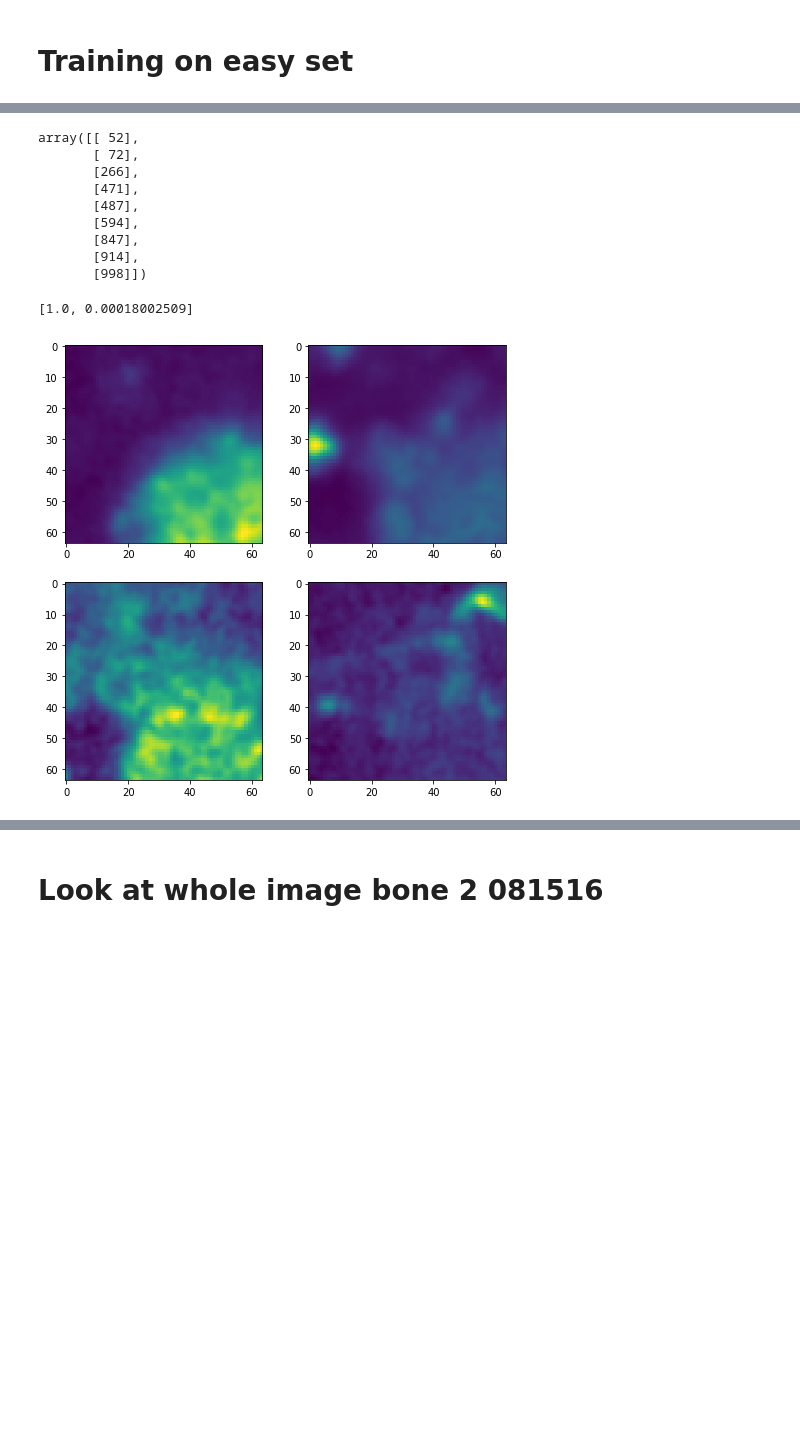
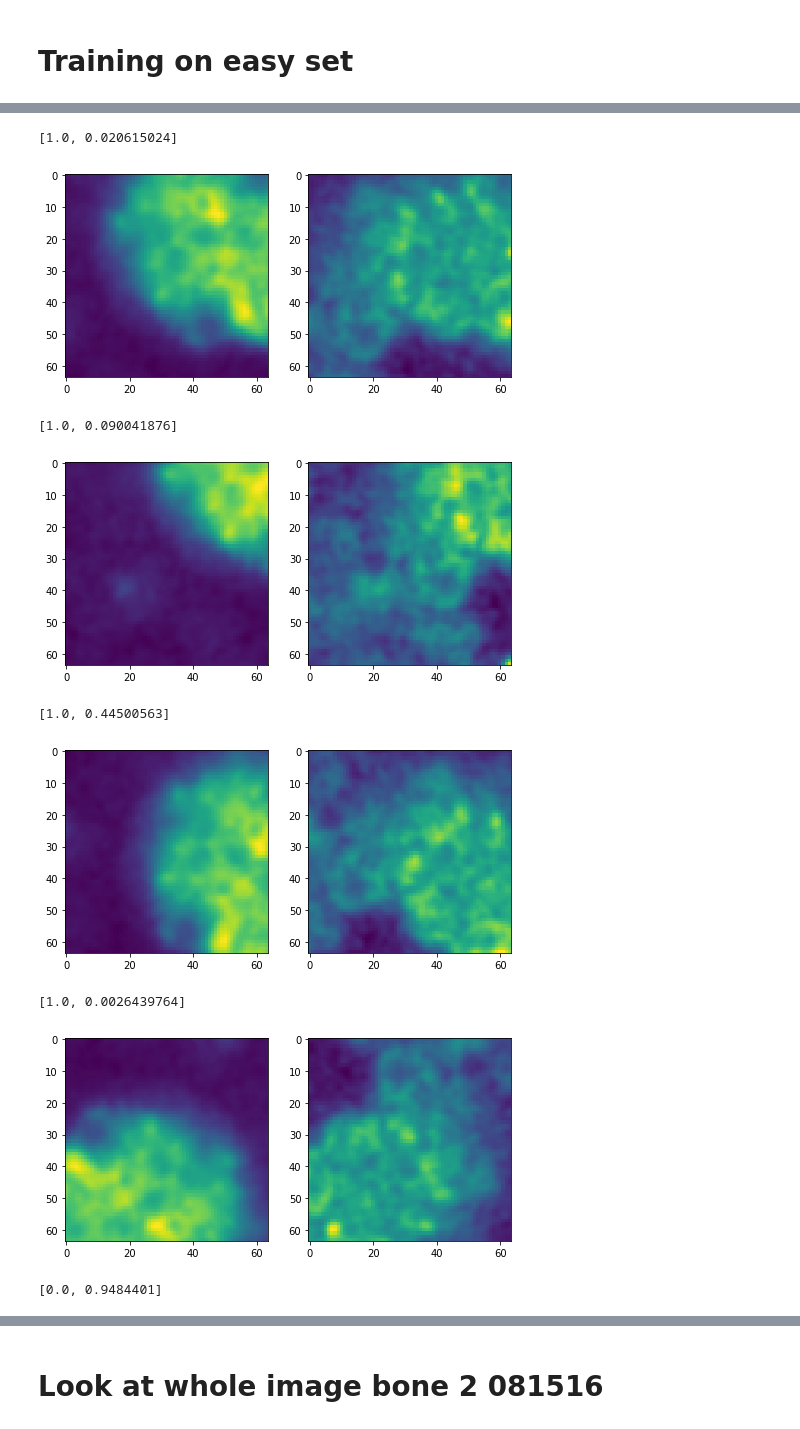
Before and after one commit to jouyun/DeepLearning, a Jupyter notebook: StemCellFinder.ipynb, the cells around one changed output, grey strips where cells are left out. Cells and saved outputs as stored; diff of their text form; code cells hidden in the pictures; blank space fills up the shorter version.

```diff
--- a/StemCellFinder.ipynb
+++ b/StemCellFinder.ipynb
@@ -36,0 +48,4 @@ Setup training set (training_*)
+# %%
+training_list,training_truth=get_data_and_truths(np.arange(0,60*201), np.arange(0,40000), np.arange(0,8000))
+# %%
+validation_list,validation_truth=get_data_and_truths(np.arange(60*201,70*201), np.arange(40000,47000), np.arange(8000,8500))
@@ -68,8 +91,8 @@ test_truth=np.concatenate((test_truth,(1-test_truth)), axis=1)
 # Design network
 # %%
 #Input and output
-x=tf.placeholder(dtype=tf.float32, shape=[None, 64,64,4])
-y=tf.placeholder(dtype=tf.float32, shape=[None, 2])
+x=tf.placeholder(dtype=tf.float32, shape=[None, 64,64,3])
+y=tf.placeholder(dtype=tf.float32, shape=[None, 3])
 
 base_scaler=8
 
@@ -90,17 +113,18 @@ D1=utils.leaky_relu(tf.layers.conv2d(D0, 8*base_scaler, [3,3], padding='SAME'))
 D2=utils.leaky_relu(tf.layers.conv2d(D1, 8*base_scaler, [3,3], padding='SAME'))
 
 flattened=tf.layers.flatten(D2)
-#dense1=tf.layers.dense(flattened, 1024)
+#I don't think this layer is actually necessary
+#dense1=tf.layers.dropout(tf.layers.dense(flattened, 1024),0.5)
 dense2=tf.layers.dense(flattened, 128)
 dense3=tf.layers.dense(dense2, 16)
-logits=tf.layers.dense(dense3, 2)
+logits=tf.layers.dense(dense3, 3)
 
 loss = tf.losses.softmax_cross_entropy(y, logits)
 
 probs=tf.nn.softmax(logits)
 
 
-train_op=tf.train.AdamOptimizer(learning_rate=0.001).minimize(loss)
+train_op=tf.train.AdamOptimizer(learning_rate=0.0001).minimize(loss)
 # %% [markdown]
 # Training on easy set
 # %%
@@ -109,14 +133,14 @@ sess=tf.Session()
 sess.run(tf.global_variables_initializer())
 
 for i in range(20000):
-    idx=np.random.choice(training_list.shape[0], replace=False, size=[200])
+    idx=np.random.choice(training_list.shape[0], replace=False, size=[2000])
     cur_train=training_list[idx,:,:,:]
     cur_truth=training_truth[idx,:]
     _,results, losses=sess.run([train_op, probs, loss], feed_dict={x:cur_train, y:cur_truth})
-    if (i%300==0):
+    if (i%30==0):
         print(i)
         print("Training loss: ",losses)
-        idx=np.random.choice(validation_list.shape[0], replace=False, size=[1000])
+        idx=np.random.choice(validation_list.shape[0], replace=False, size=[7000])
         sub_validation_data=validation_list[idx, :,:,:]
         sub_validation_truth=validation_truth[idx, :]
         results, losses, a=sess.run([probs, loss, A1], feed_dict={x:sub_validation_data, y:sub_validation_truth})
@@ -128,6 +152,6 @@ for i in range(20000):
         #axes[1,0].imshow(a[ix,:,:,2])
         #axes[1,1].imshow(a[ix,:,:,3])
         #print([results[ix,0], sub_validation_truth[ix,0]])
-        plt.show()
+        #plt.show()
 # %% [output]
 0
@@ -170,23 +212,20 @@ bads=np.argwhere(np.round(results[:,0])!=sub_validation_truth[:,0])
-# %%
-bads
-# %% [output]
-array([[ 52],
-       [ 72],
-       [266],
-       [471],
-       [487],
-       [594],
-       [847],
-       [914],
-       [998]])
 # %%
-ix=983
-f,axes=plt.subplots(2,2, figsize=(8,8))
-axes[0,0].imshow(sub_validation_data[ix,:,:,0])
-axes[0,1].imshow(sub_validation_data[ix,:,:,1])
-axes[1,0].imshow(sub_validation_data[ix,:,:,2])
-axes[1,1].imshow(sub_validation_data[ix,:,:,3])
-[sub_validation_truth[ix,0], results[ix,0]]
+for i in bads:
+    ix=i[0]
+    f,axes=plt.subplots(1,2, figsize=(8,8))
+    axes[0].imshow(sub_validation_data[ix,:,:,0])
+    #axes[0,1].imshow(sub_validation_data[ix,:,:,1])
+    axes[1].imshow(sub_validation_data[ix,:,:,2])
+    #axes[1,1].imshow(sub_validation_data[ix,:,:,3])
+    print([sub_validation_truth[ix,0], results[ix,0]])
+    plt.show()
 # %% [output]
-[1.0, 0.00018002509]
+[1.0, 0.020615024]
-[figure, old version]
+[figure, new version]
+[1.0, 0.090041876]
+[figure, added]
+[1.0, 0.44500563]
+[figure, added]
+[1.0, 0.0026439764]
+[figure, added]
+[0.0, 0.9484401]
```
Also changed, not shown: parts of 28 cells of this notebook, 1 other file.
